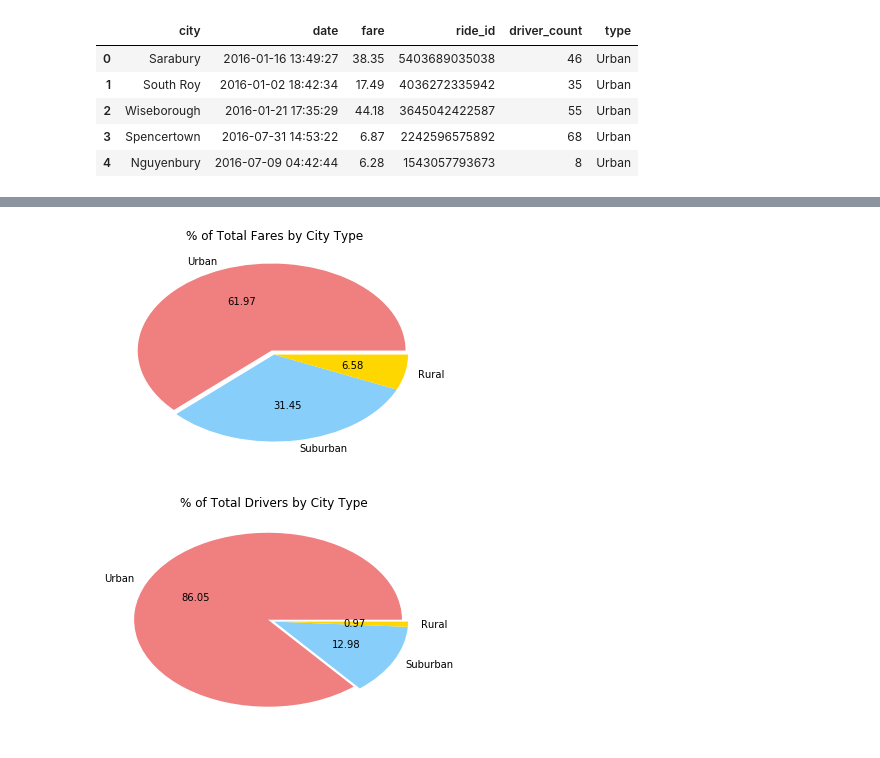
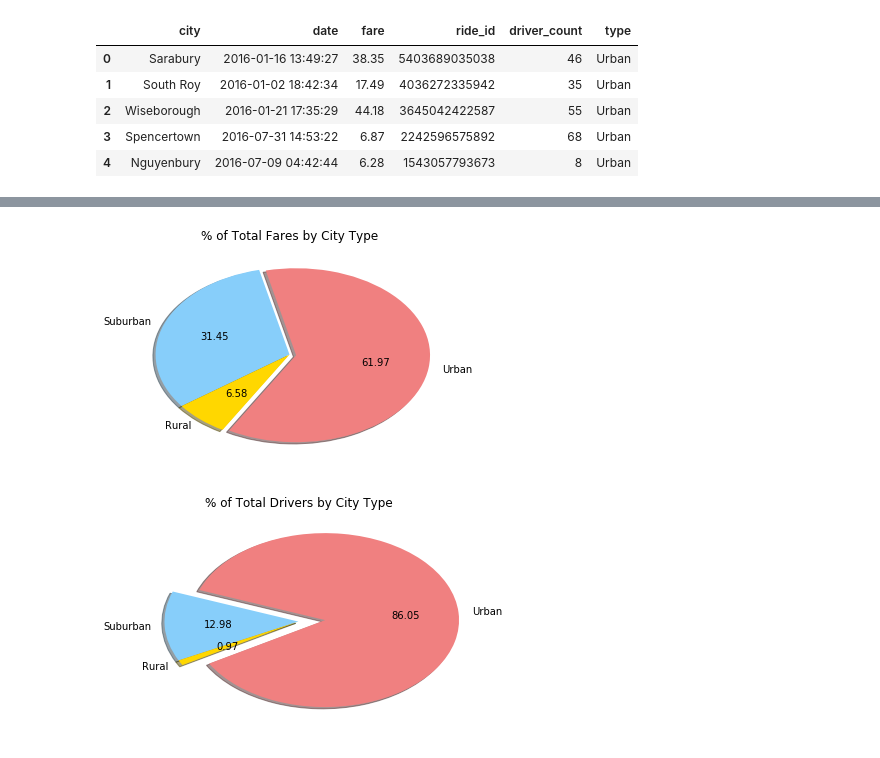
Before and after one commit to sheygarga/Pyber, a Jupyter notebook: Pyber.ipynb, the cells around one changed output, grey strips where cells are left out. Cells and saved outputs as stored; diff of their text form; code cells hidden in the pictures.

```diff
--- a/Pyber.ipynb
+++ b/Pyber.ipynb
@@ -46,25 +47,26 @@ plt.show()
 # %%
 fare_sum = final_data['fare'].sum()
 sum_list = []
 temp = final_data.loc[final_data['type'] == 'Urban']
 urban_sum = temp['fare'].sum()
 sum_list.append(urban_sum)
 temp = final_data.loc[final_data['type'] == 'Suburban']
 sub_sum = temp['fare'].sum()
 sum_list.append(sub_sum)
 temp = final_data.loc[final_data['type'] == 'Rural']
 rural_sum = temp['fare'].sum()
 sum_list.append(rural_sum)
 i = 0
 for item in sum_list:
     sum_list[i] = (sum_list[i]/fare_sum)*100
     i = i+1
 fare_type_plot = plt.pie(sum_list, explode = [0.05, 0 , 0], labels = final_data['type'].unique(),autopct = '%.2f'
-                        , colors = ['LightCoral', 'LightSkyBlue', 'Gold'])
+                        , colors = ['LightCoral', 'LightSkyBlue', 'Gold'],shadow = True, startangle = 240)
 plt.title('% of Total Fares by City Type')
+plt.savefig('fares_city_type.png')
 plt.show()
 # %% [output]
-[figure, old version]
+[figure, new version]
 # %%
 driver_sum = final_data['driver_count'].sum()
 sum_list = []
@@ -81,9 +83,10 @@ i = 0
 for item in sum_list:
     sum_list[i] = (sum_list[i]/fare_sum)*100
     i = i+1
-fare_type_plot = plt.pie(sum_list, explode = [0.05, 0 , 0], labels = final_data['type'].unique(),autopct = '%.2f'
-                         ,colors = ['LightCoral', 'LightSkyBlue', 'Gold'])
+fare_type_plot = plt.pie(sum_list, explode = [0.20, 0 , 0], labels = final_data['type'].unique(),autopct = '%.2f'
+                         ,colors = ['LightCoral', 'LightSkyBlue', 'Gold'],shadow = True, startangle = 210)
 plt.title('% of Total Drivers by City Type')
+plt.savefig('drivers_city_type.png')
 plt.show()
 # %% [output]
-[figure, old version]
+[figure, new version]
```
Also changed, not shown: parts of 1 cell of this notebook, 3 other files.
